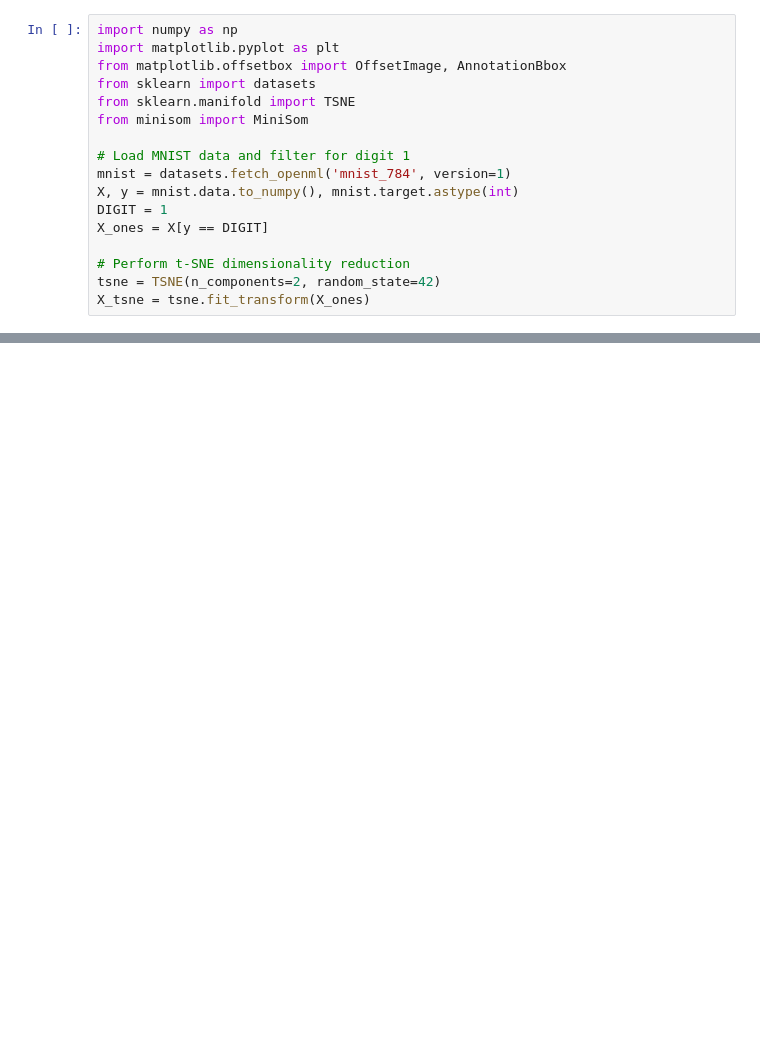
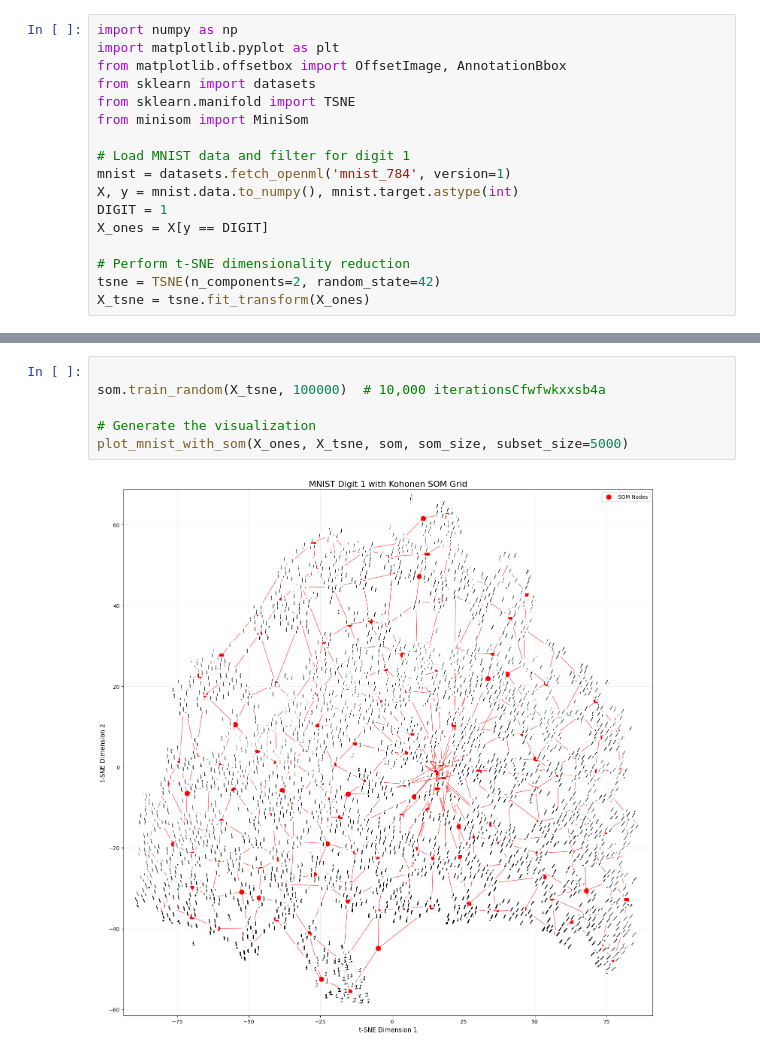
Before and after one commit to marekpiotradamczyk/deeplearninglaboratory, a Jupyter notebook: 1_kohonen_map/kohonenSCRATCH.ipynb, the cells around one changed output, grey strips where cells are left out. Drawn from its saved outputs; the diff is of its cells as text; blank space fills up the shorter version.

```diff
--- a/1_kohonen_map/kohonenSCRATCH.ipynb
+++ b/1_kohonen_map/kohonenSCRATCH.ipynb
@@ -453,0 +442,8 @@ plot_mnist_with_som(X_ones, X_tsne, som, som_size, subset_size=500)
+# %%
+
+som.train_random(X_tsne, 100000)  # 10,000 iterationsCfwfwkxxsb4a
+
+# Generate the visualization
+plot_mnist_with_som(X_ones, X_tsne, som, som_size, subset_size=5000)
+# %% [output]
+[figure, added]
```
Also changed, not shown: parts of 17 cells of this notebook, 3 other files.
